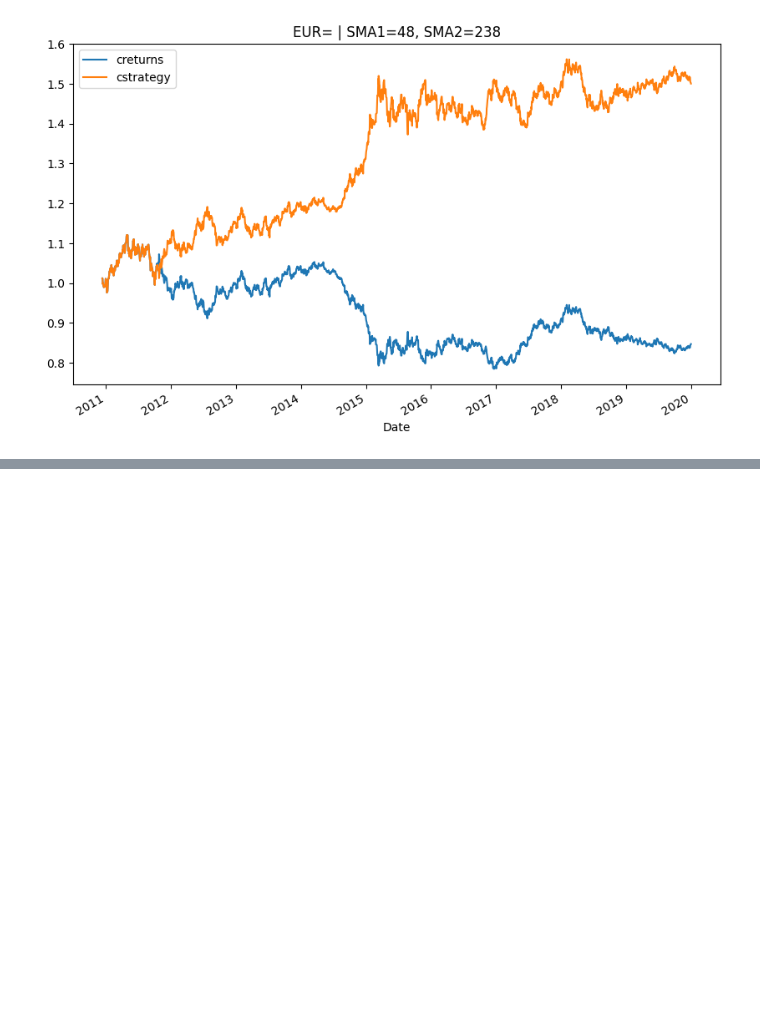
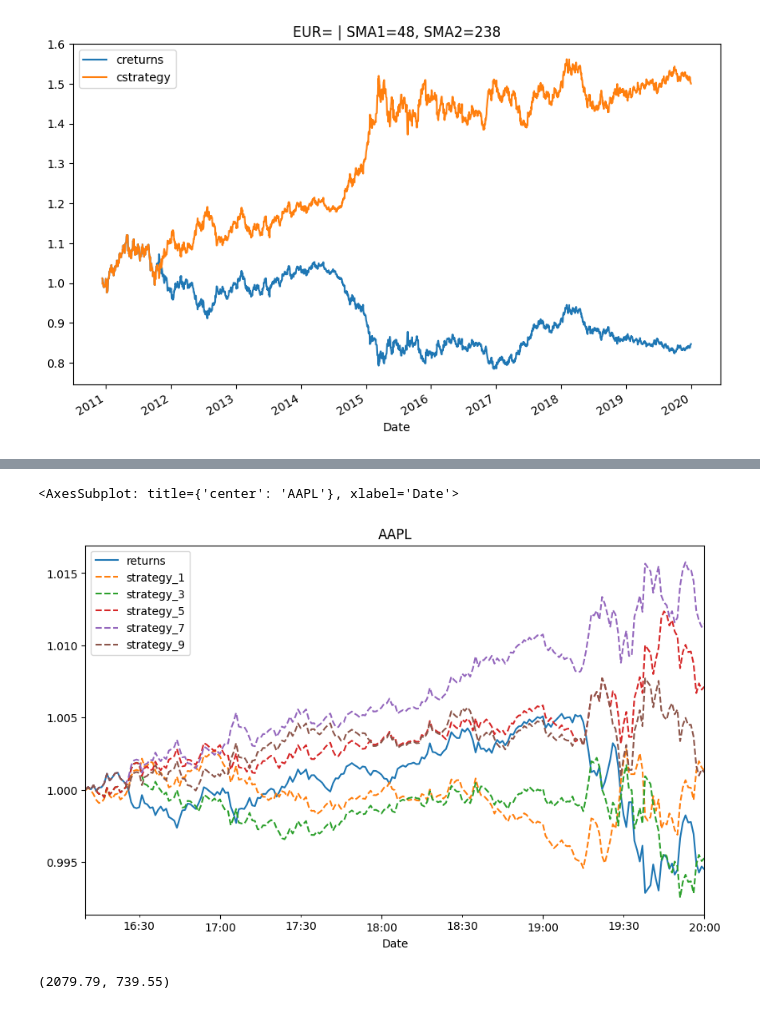
Before and after one commit to 892nske/py_algo, a Jupyter notebook: ch4.ipynb, the cells around one changed output, grey strips where cells are left out. Cells and saved outputs as stored; diff of their text form; code cells hidden in the pictures; blank space fills up the shorter version.

```diff
--- a/ch4.ipynb
+++ b/ch4.ipynb
@@ -118,0 +137,2 @@ data['returns'] = np.log(data['price']/data['price'].shift(1))
+# %%
+data = pd.read_csv('./data/AAPL_1min_05052020.csv',index_col=0,parse_dates=True)
@@ -118,0 +155,14 @@ data['returns'] = np.log(data['price']/data['price'].shift(1))
+# %%
+data['returns'] = np.log(data['CLOSE']/data['CLOSE'].shift(1))
+# %%
+to_plot = ['returns']
+# %%
+for m in [1,3,5,7,9]:
+    data[f'position_{m}'] = np.sign(data['returns'].rolling(m).mean())
+    data[f'strategy_{m}'] = data[f'position_{m}'].shift(1) * data['returns']
+    to_plot.append(f'strategy_{m}')
+# %%
+data[to_plot].dropna().cumsum().apply(np.exp).plot(title='AAPL',figsize=(10,6),style=['-','--','--','--','--','--'])
+# %% [output]
+<AxesSubplot: title={'center': 'AAPL'}, xlabel='Date'>
+[figure, added]
@@ -118,0 +173,4 @@ data['returns'] = np.log(data['price']/data['price'].shift(1))
+# %%
+mombt.run_strategy(momentum=3)
+# %% [output]
+(2079.79, 739.55)
```
Also changed, not shown: parts of 13 cells of this notebook, 3 other files.
